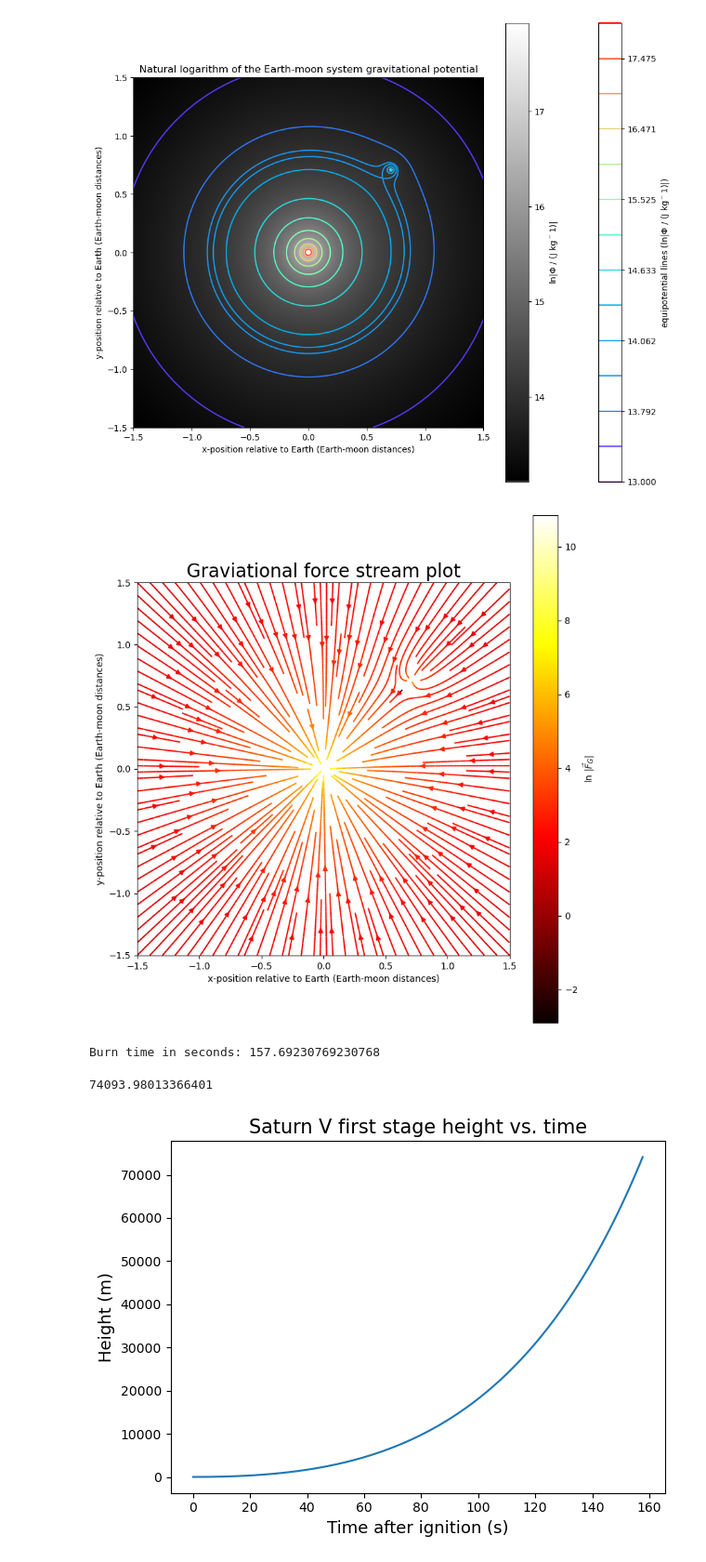
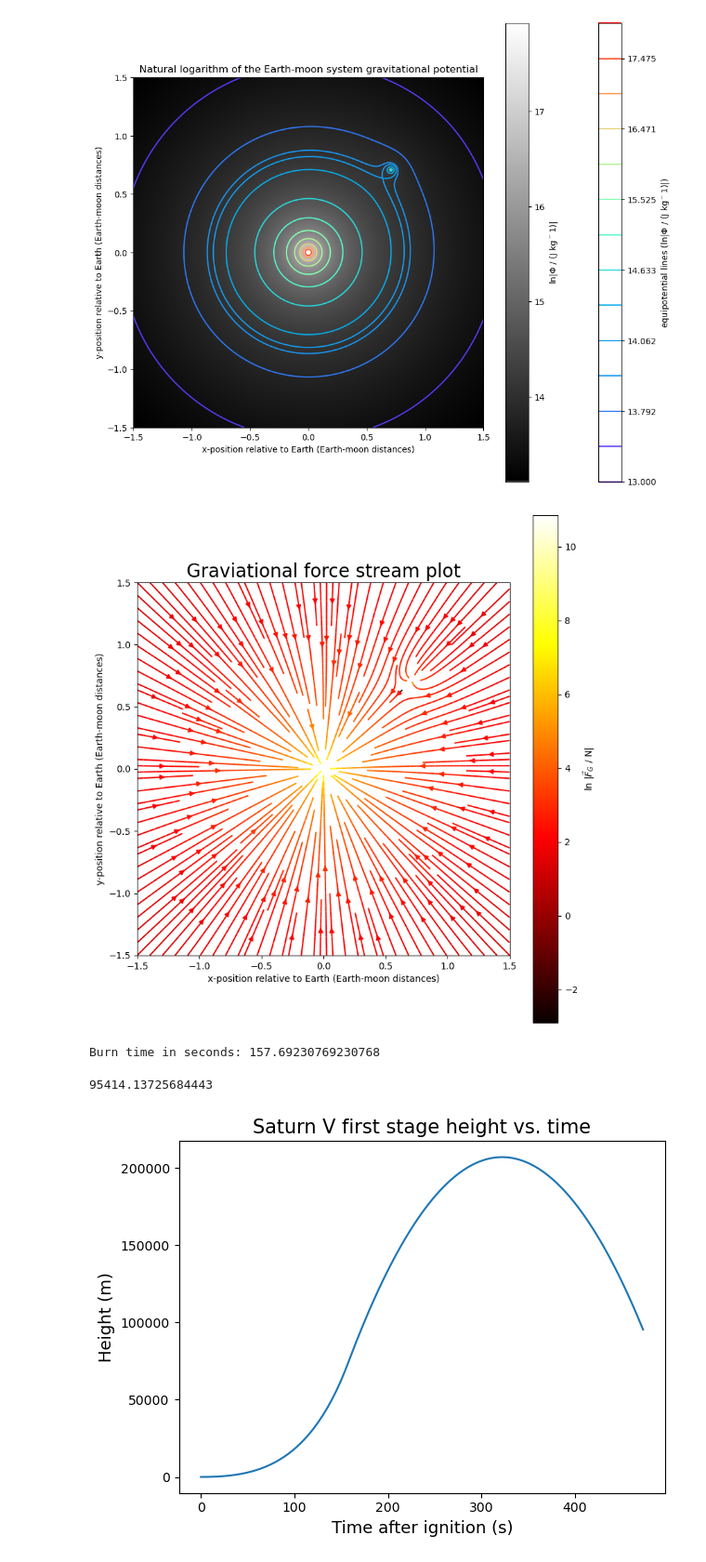
Before and after one commit to MatthewPrem/PHYS265-spring25, a Jupyter notebook: Lab1/Prem-Lab-1.ipynb, the cells around one changed output. Shown at 93% size. Drawn from its saved outputs; the diff is of its cells as text; code cells hidden in the pictures.

Commit message:
Update to figures

```diff
--- a/Lab1/Prem-Lab-1.ipynb
+++ b/Lab1/Prem-Lab-1.ipynb
@@ -100,15 +100,15 @@ Fy = FEy+FMy
 
 fig, ax = plt.subplots(1,1, figsize=(8,8))
 stream = ax.streamplot(xs/dEM, ys/dEM, Fx, Fy, density=2, color=np.log(np.hypot(Fx, Fy)), cmap=cm.hot)
-fig.colorbar(stream.lines, label="ln |$\\vec{F}_G$|")
+fig.colorbar(stream.lines, label="ln |$\\vec{F}_G$ / N|")
 ax.set_aspect(1)
 ax.set_title("Graviational force stream plot", fontsize=20)
 ax.set_xlabel("x-position relative to Earth (Earth-moon distances)")
 ax.set_ylabel("y-position relative to Earth (Earth-moon distances)")
 fig.tight_layout()
-#fig.savefig("GravForceStreamPlot.png")
+fig.savefig("GravForceStreamPlot.png")
 # %% [output]
-[figure, old version]
+[figure, new version]
 # %%
 m0 = 2.8e6 #kg
 mf = 7.5e5 #kg
@@ -123,21 +123,21 @@ Burn time in seconds: 157.69230769230768
 # %%
 def deltaV(t, mWet, mDry, burnRate, exaustSpeed, g):
     currentMass = mWet - burnRate*t
     currentMass = np.where(currentMass<mDry, mDry, currentMass)
     return exaustSpeed*np.log(mWet/currentMass)-g*t
 def h(t):
     return quad(deltaV, 0, t, args=(m0, mf, mRate, exhaustVelocity, g))[0]
 
-ts = np.linspace(0,burnTime,200)
+ts = np.linspace(0,burnTime*3,200)
 hs = np.vectorize(h)(ts)
 fig, ax = plt.subplots(1,1)
 ax.plot(ts, hs)
 ax.set_title("Saturn V first stage height vs. time", fontsize=15)
 ax.set_xlabel("Time after ignition (s)", fontsize=13)
 ax.set_ylabel("Height (m)", fontsize=13)
 fig.tight_layout()
 print(hs[-1])
 #fig.savefig("SaturnVheightVtime.png")
 # %% [output]
-74093.98013366401
+95414.13725684443
-[figure, old version]
+[figure, new version]
```
Also changed, not shown: 2 other files.
